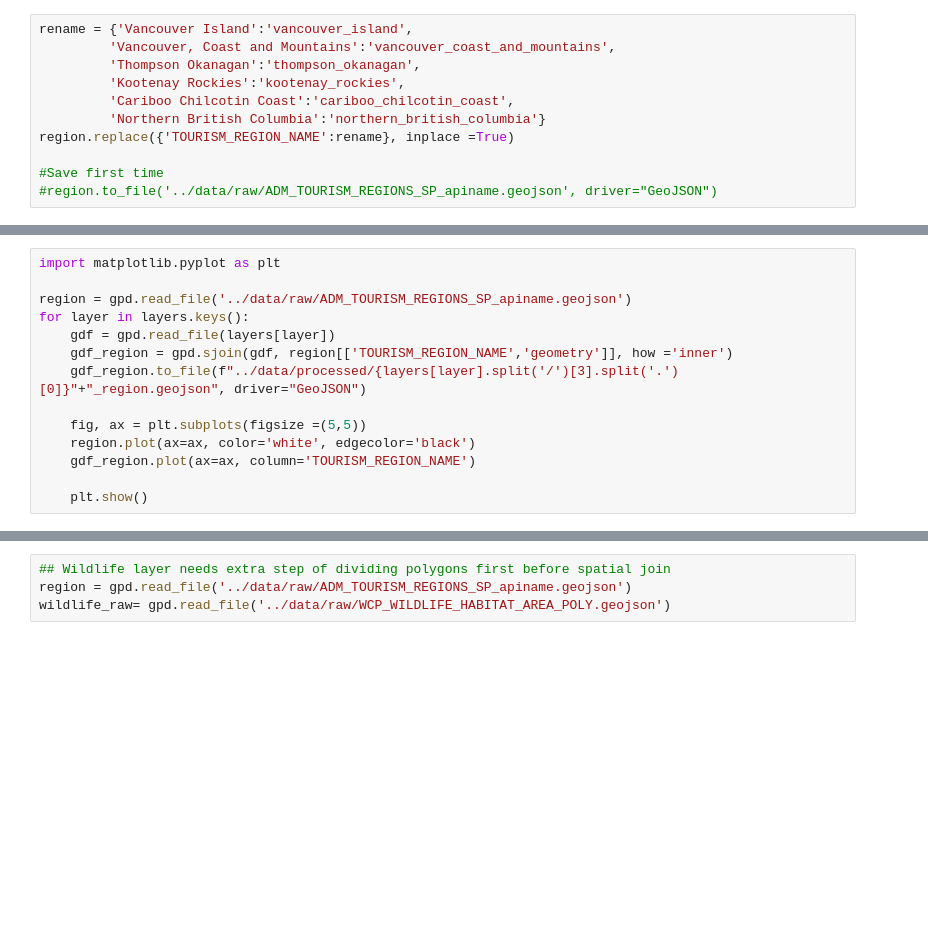
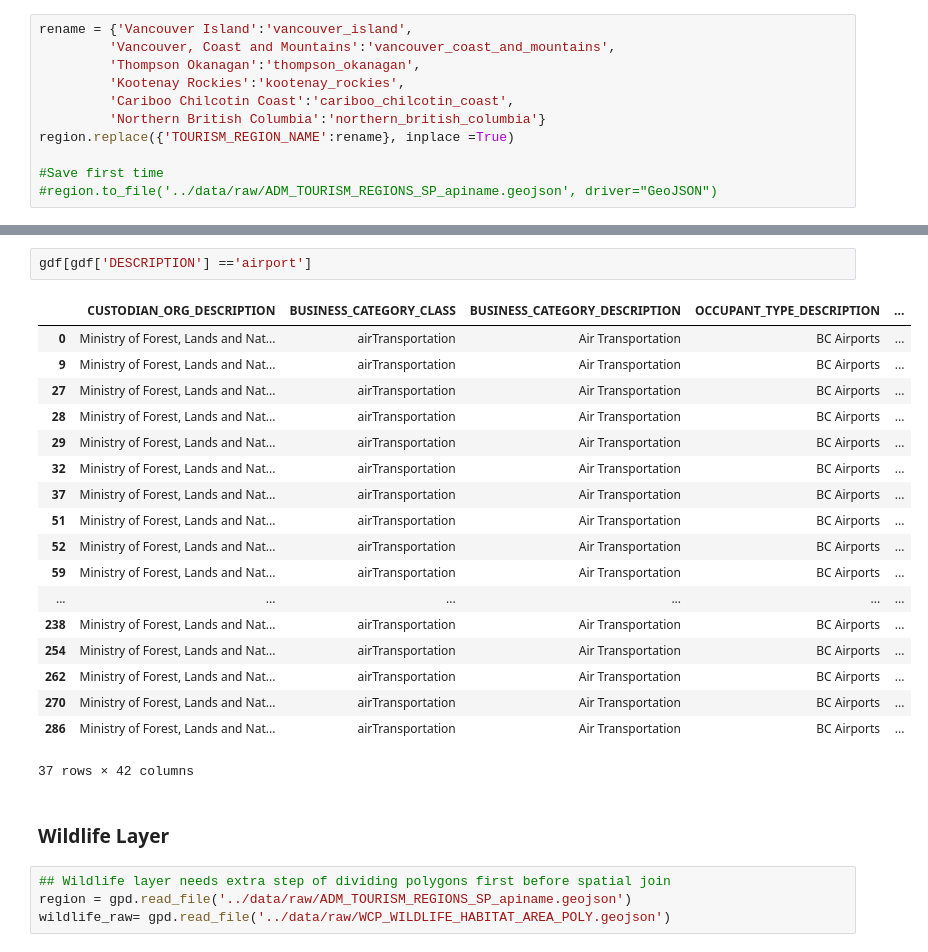
Before and after one commit to Vizzuality/tota, a Jupyter notebook: data/notebooks/tota_mbtiles.ipynb, the cells around one changed output, grey strips where cells are left out. Saved outputs shown, nothing was run; the diff lists cells and outputs as text; blank space fills up the shorter version.

```diff
--- a/data/notebooks/tota_mbtiles.ipynb
+++ b/data/notebooks/tota_mbtiles.ipynb
@@ -94,14 +95,0 @@ array(['Grizzly Bear', 'Data sensitive', 'Marbled Murrelet',
-# %%
-import matplotlib.pyplot as plt
-
-region = gpd.read_file('../data/raw/ADM_TOURISM_REGIONS_SP_apiname.geojson')
-for layer in layers.keys():
-    gdf = gpd.read_file(layers[layer])
-    gdf_region = gpd.sjoin(gdf, region[['TOURISM_REGION_NAME','geometry']], how ='inner')
-    gdf_region.to_file(f"../data/processed/{layers[layer].split('/')[3].split('.')[0]}"+"_region.geojson", driver="GeoJSON")
-
-    fig, ax = plt.subplots(figsize =(5,5))
-    region.plot(ax=ax, color='white', edgecolor='black')
-    gdf_region.plot(ax=ax, column='TOURISM_REGION_NAME')
-
-    plt.show()
@@ -113,3 +96,26 @@ for layer in layers.keys():
+# %%
+gdf[gdf['DESCRIPTION'] =='airport']
+# %% [output]
+|  | CUSTODIAN_ORG_DESCRIPTION | BUSINESS_CATEGORY_CLASS | BUSINESS_CATEGORY_DESCRIPTION | OCCUPANT_TYPE_DESCRIPTION | ... |
+| 0 | Ministry of Forest, Lands and Nat... | airTransportation | Air Transportation | BC Airports | ... |
+| 9 | Ministry of Forest, Lands and Nat... | airTransportation | Air Transportation | BC Airports | ... |
+| 27 | Ministry of Forest, Lands and Nat... | airTransportation | Air Transportation | BC Airports | ... |
+| 28 | Ministry of Forest, Lands and Nat... | airTransportation | Air Transportation | BC Airports | ... |
+| 29 | Ministry of Forest, Lands and Nat... | airTransportation | Air Transportation | BC Airports | ... |
+| 32 | Ministry of Forest, Lands and Nat... | airTransportation | Air Transportation | BC Airports | ... |
+| 37 | Ministry of Forest, Lands and Nat... | airTransportation | Air Transportation | BC Airports | ... |
+| 51 | Ministry of Forest, Lands and Nat... | airTransportation | Air Transportation | BC Airports | ... |
+| 52 | Ministry of Forest, Lands and Nat... | airTransportation | Air Transportation | BC Airports | ... |
+| 59 | Ministry of Forest, Lands and Nat... | airTransportation | Air Transportation | BC Airports | ... |
+| ... | ... | ... | ... | ... | ... |
+| 238 | Ministry of Forest, Lands and Nat... | airTransportation | Air Transportation | BC Airports | ... |
+| 254 | Ministry of Forest, Lands and Nat... | airTransportation | Air Transportation | BC Airports | ... |
+| 262 | Ministry of Forest, Lands and Nat... | airTransportation | Air Transportation | BC Airports | ... |
+| 270 | Ministry of Forest, Lands and Nat... | airTransportation | Air Transportation | BC Airports | ... |
+| 286 | Ministry of Forest, Lands and Nat... | airTransportation | Air Transportation | BC Airports | ... |
+37 rows × 42 columns
+# %% [markdown]
+### Wildlife Layer
 # %%
 ## Wildlife layer needs extra step of dividing polygons first before spatial join
 region = gpd.read_file('../data/raw/ADM_TOURISM_REGIONS_SP_apiname.geojson')
```
Also changed, not shown: parts of 19 cells of this notebook, 1 other file.
